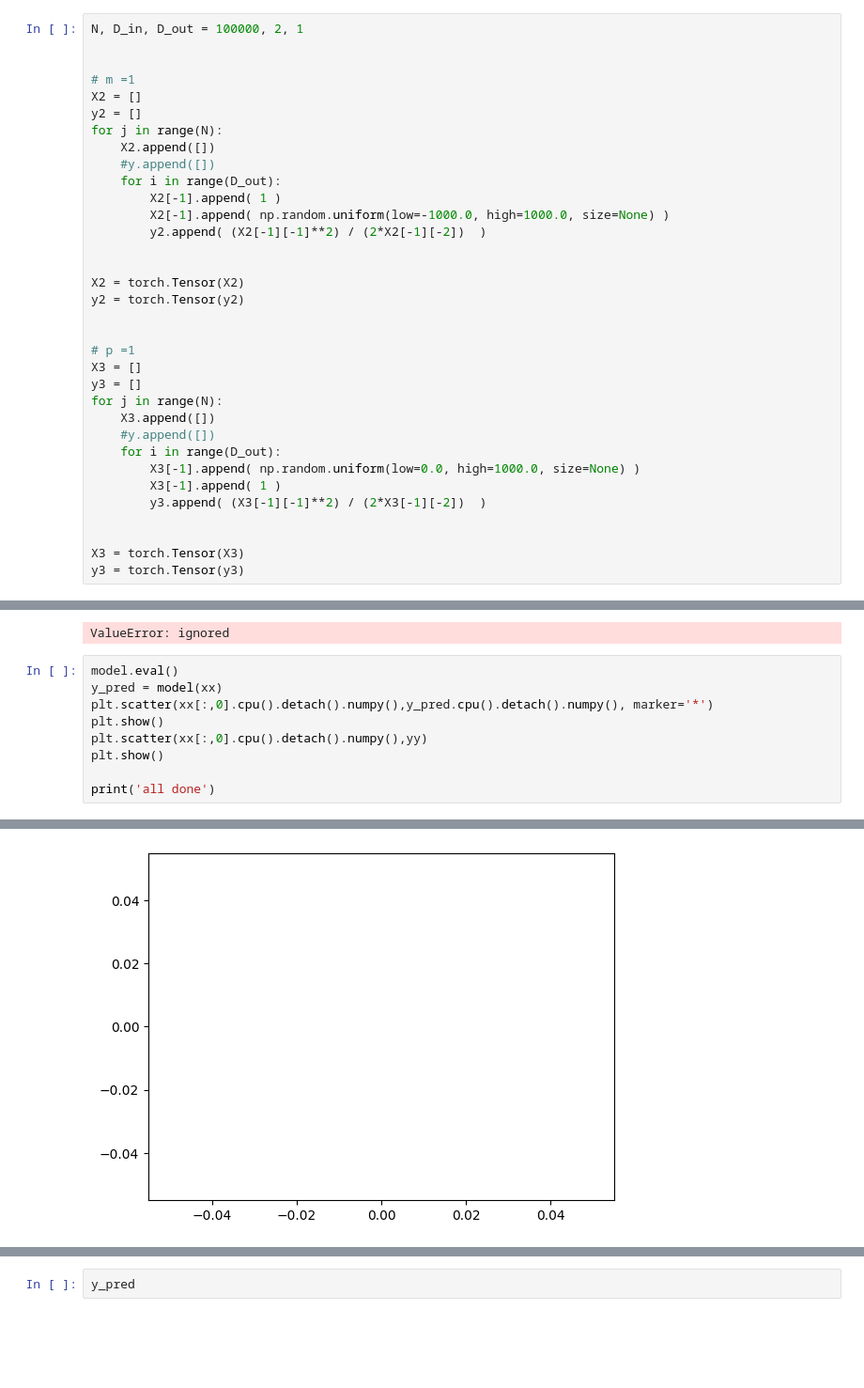
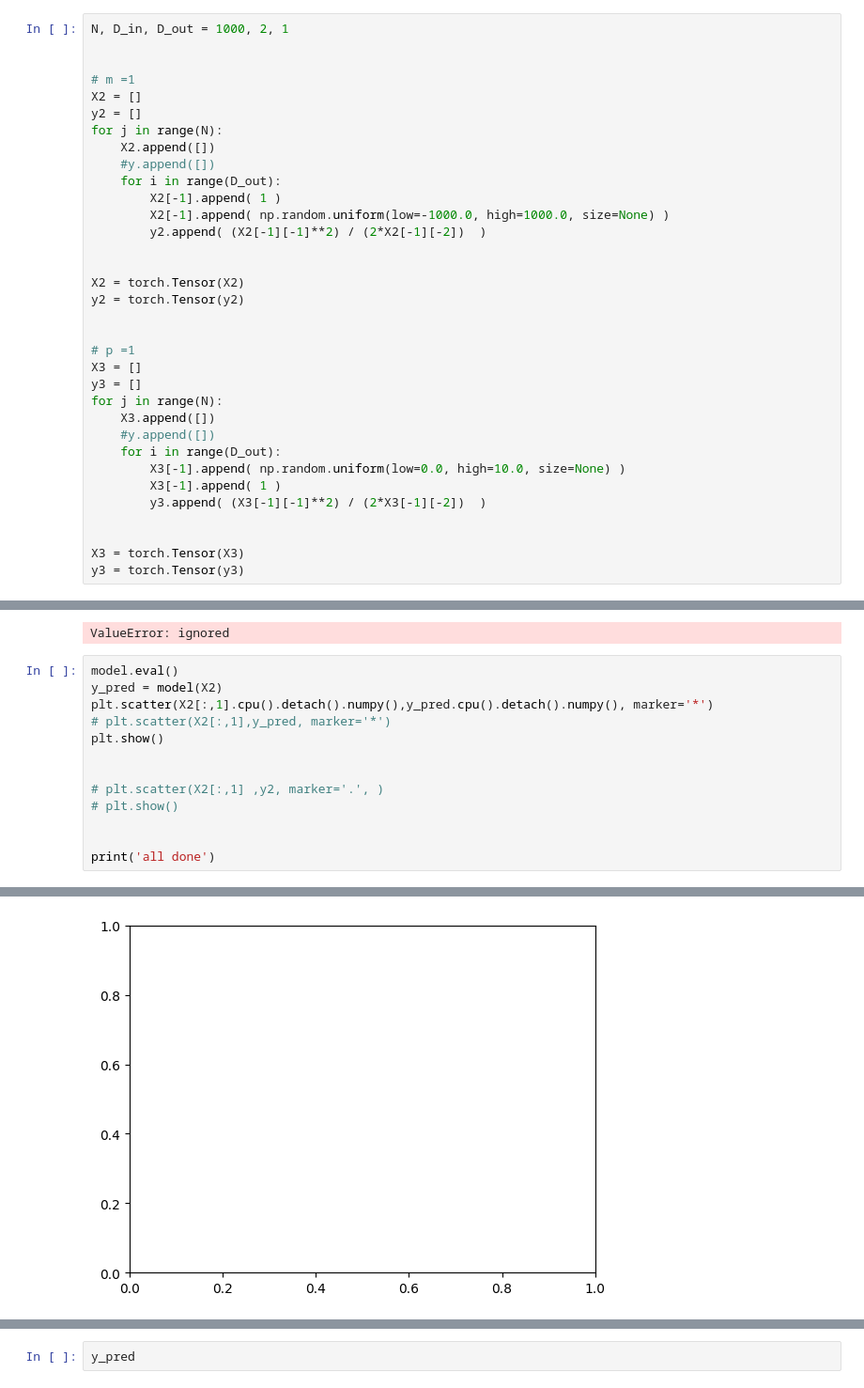
Before and after one commit to ktikok/SCMP_ML, a Jupyter notebook: predictingKineticE.ipynb, the cells around one changed output, grey strips where cells are left out. Shown at 94% size. Saved outputs shown, nothing was run; the diff lists cells and outputs as text; blank space fills up the shorter version.

```diff
--- a/predictingKineticE.ipynb
+++ b/predictingKineticE.ipynb
@@ -19,7 +21,7 @@ import torch.nn.functional as F
 import torch.optim as optim
 import tqdm
 # %%
-N, D_in, D_out = 100000, 2, 1
+N, D_in, D_out = 1000, 2, 1
 
 
 # m =1
@@ -45,7 +47,7 @@ for j in range(N):
     X3.append([])
     #y.append([])
     for i in range(D_out):
-        X3[-1].append( np.random.uniform(low=0.0, high=1000.0, size=None) )
+        X3[-1].append( np.random.uniform(low=0.0, high=10.0, size=None) )
         X3[-1].append( 1 )
         y3.append( (X3[-1][-1]**2) / (2*X3[-1][-2])  )
 
@@ -306,11 +241,15 @@ epoch:  3350 test_loss:   889 train_loss:    10
 ValueError: ignored
 # %%
 model.eval()
-y_pred = model(xx)
-plt.scatter(xx[:,0].cpu().detach().numpy(),y_pred.cpu().detach().numpy(), marker='*')
-plt.show()
-plt.scatter(xx[:,0].cpu().detach().numpy(),yy)
+y_pred = model(X2)
+plt.scatter(X2[:,1].cpu().detach().numpy(),y_pred.cpu().detach().numpy(), marker='*')
+# plt.scatter(X2[:,1],y_pred, marker='*')
 plt.show()
 
+
+# plt.scatter(X2[:,1] ,y2, marker='.', )
+# plt.show()
+
+
 print('all done')
 # %% [output]
@@ -317 +257 @@ print('all done')
-[figure, old version]
+[figure, new version]
```
Also changed, not shown: parts of 30 cells of this notebook, 1 other file.
